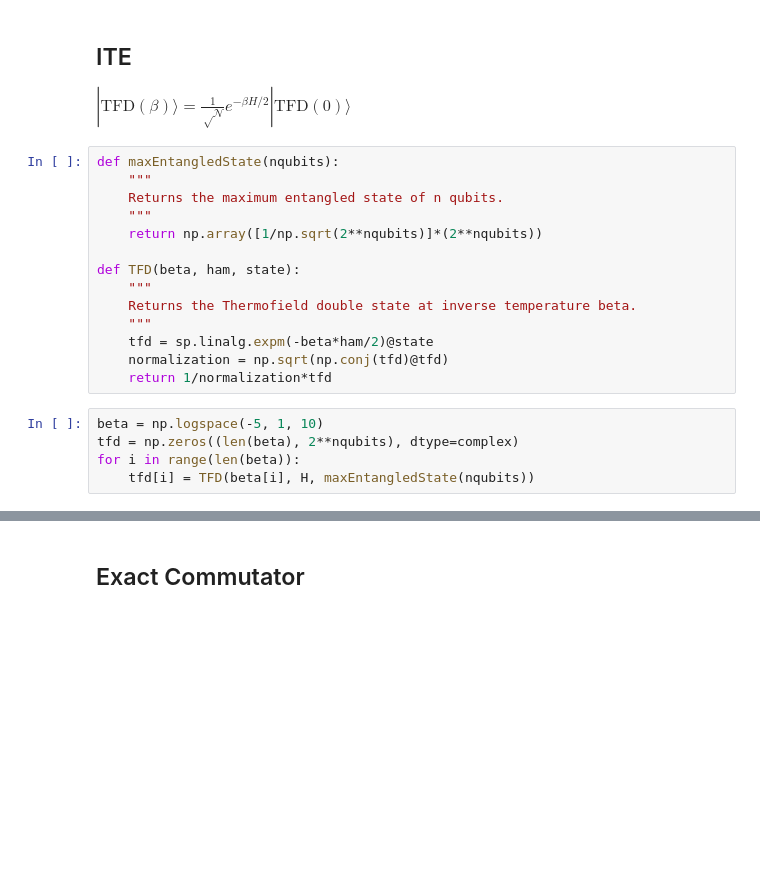
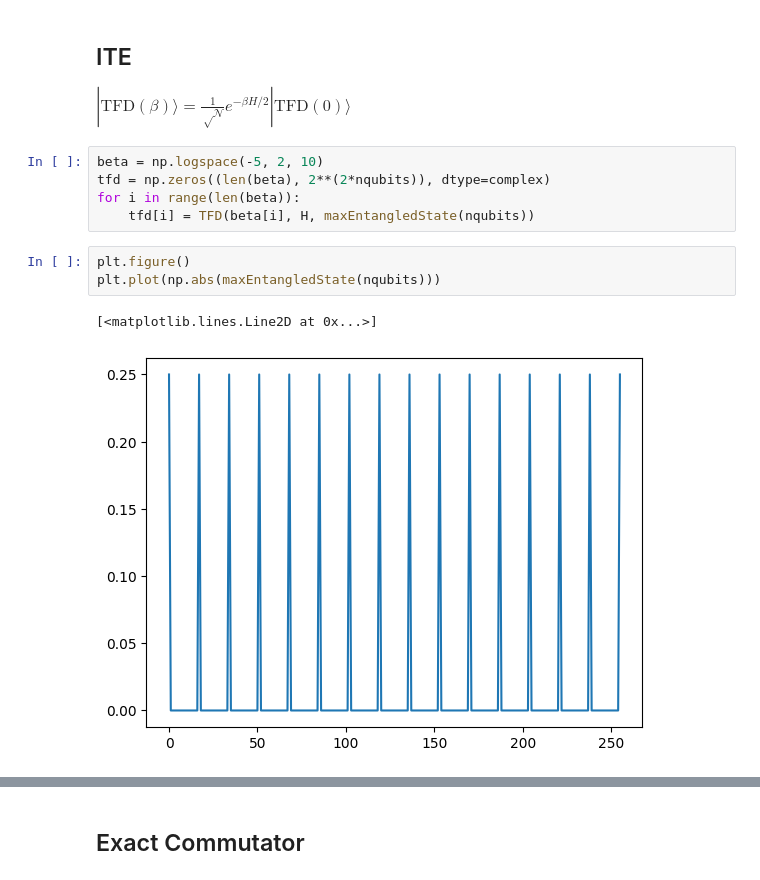
Before and after one commit to wrightjandrew/Master-Project, a Jupyter notebook: TFD.ipynb, the cells around one changed output, grey strips where cells are left out. Cells and saved outputs as stored; diff of their text form; blank space fills up the shorter version.

```diff
--- a/TFD.ipynb
+++ b/TFD.ipynb
@@ -27,25 +46,17 @@ print(eigs)
 # %% [markdown]
 ## ITE
 $|\text{TFD}(\beta)\rangle = \frac{1}{\sqrt\mathcal{N}} e^{-\beta H/2} |\text{TFD}(0)\rangle$
-# %%
-def maxEntangledState(nqubits):
-    """
-    Returns the maximum entangled state of n qubits.
-    """
-    return np.array([1/np.sqrt(2**nqubits)]*(2**nqubits))
-
-def TFD(beta, ham, state):
-    """
-    Returns the Thermofield double state at inverse temperature beta.
-    """
-    tfd = sp.linalg.expm(-beta*ham/2)@state
-    normalization = np.sqrt(np.conj(tfd)@tfd)
-    return 1/normalization*tfd
 # %%
-beta = np.logspace(-5, 1, 10)
-tfd = np.zeros((len(beta), 2**nqubits), dtype=complex)
+beta = np.logspace(-5, 2, 10)
+tfd = np.zeros((len(beta), 2**(2*nqubits)), dtype=complex)
 for i in range(len(beta)):
     tfd[i] = TFD(beta[i], H, maxEntangledState(nqubits))
+# %%
+plt.figure()
+plt.plot(np.abs(maxEntangledState(nqubits)))
+# %% [output]
+[<matplotlib.lines.Line2D at 0x...>]
+[figure, added]
 # %%
 plt.figure()
 for i in range(len(beta)):
```
Also changed, not shown: parts of 22 cells of this notebook, 1 other file.
